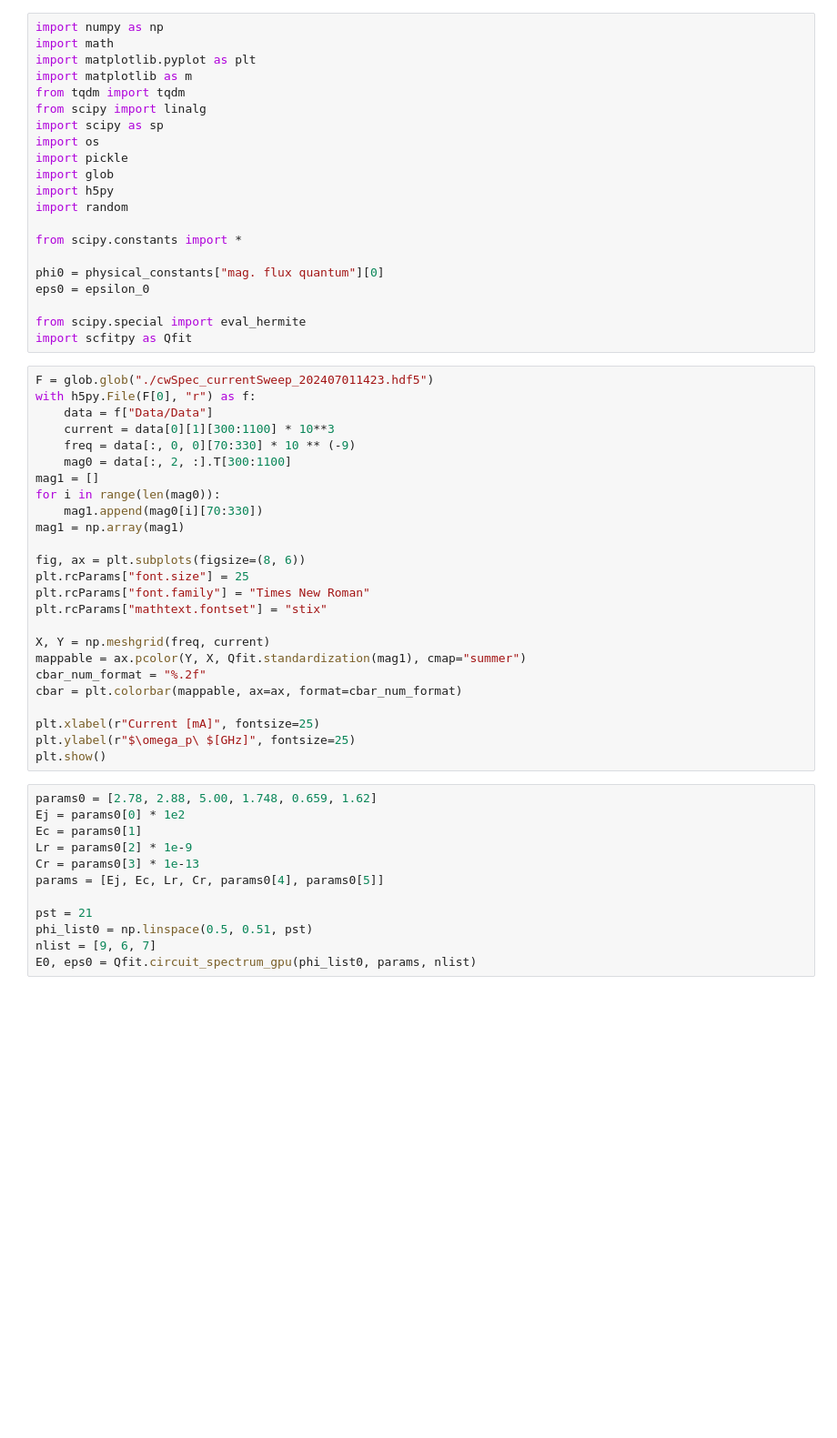
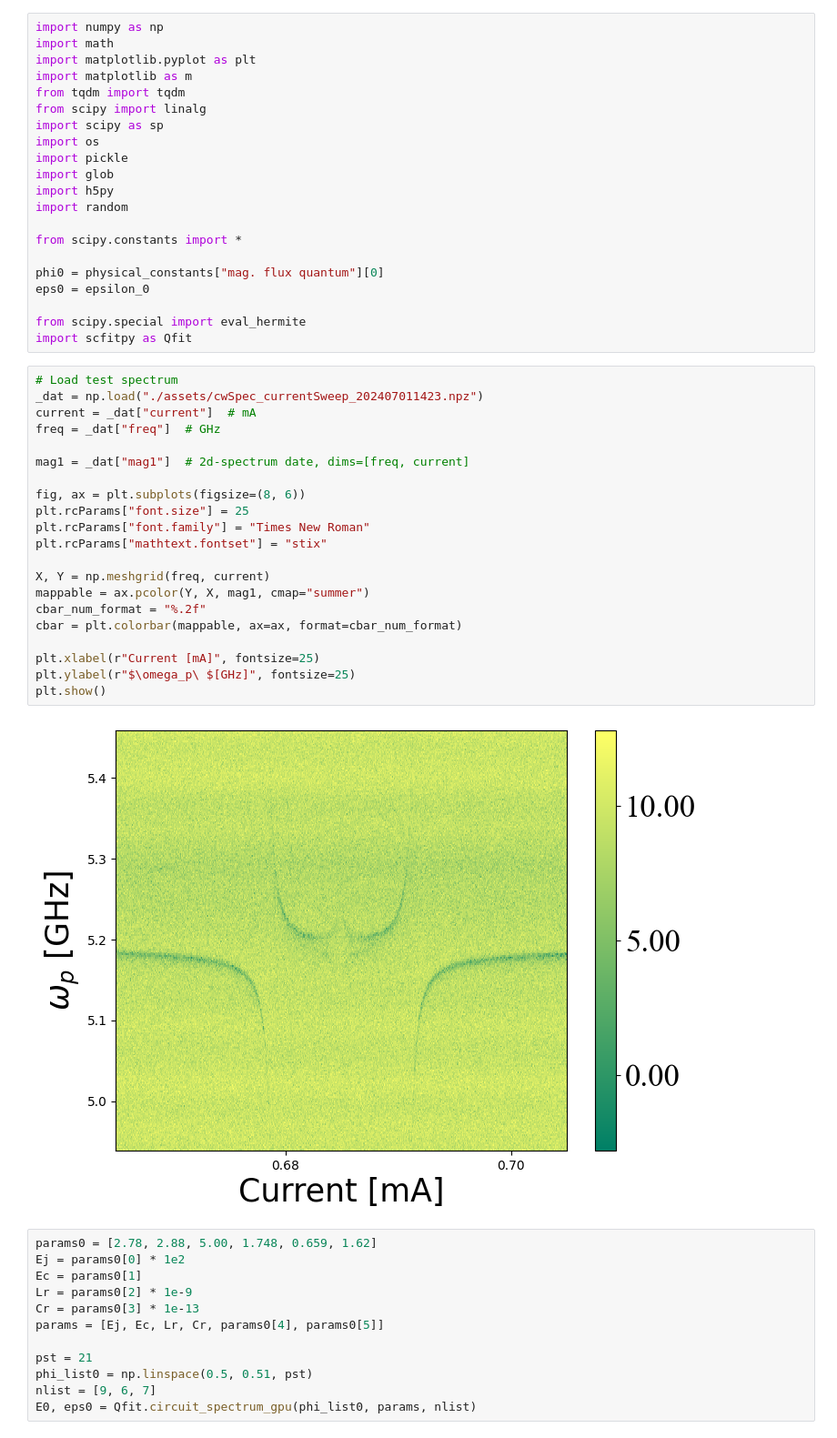
Before and after one commit to AkiyoshiTomonaga/scfitpy, a Jupyter notebook: notebooks/102_4JJ_CircFit.ipynb, the cells around one changed output. Shown at 91% size. Cells and saved outputs as stored; diff of their text form; blank space fills up the shorter version.

```diff
--- a/notebooks/102_4JJ_CircFit.ipynb
+++ b/notebooks/102_4JJ_CircFit.ipynb
@@ -20,30 +20,28 @@ eps0 = epsilon_0
 from scipy.special import eval_hermite
 import scfitpy as Qfit
 # %%
-F = glob.glob("./cwSpec_currentSweep_202407011423.hdf5")
-with h5py.File(F[0], "r") as f:
-    data = f["Data/Data"]
-    current = data[0][1][300:1100] * 10**3
-    freq = data[:, 0, 0][70:330] * 10 ** (-9)
-    mag0 = data[:, 2, :].T[300:1100]
-mag1 = []
-for i in range(len(mag0)):
-    mag1.append(mag0[i][70:330])
-mag1 = np.array(mag1)
+# Load test spectrum
+_dat = np.load("./assets/cwSpec_currentSweep_202407011423.npz")
+current = _dat["current"]  # mA
+freq = _dat["freq"]  # GHz
+
+mag1 = _dat["mag1"]  # 2d-spectrum date, dims=[freq, current]
 
 fig, ax = plt.subplots(figsize=(8, 6))
 plt.rcParams["font.size"] = 25
 plt.rcParams["font.family"] = "Times New Roman"
 plt.rcParams["mathtext.fontset"] = "stix"
 
 X, Y = np.meshgrid(freq, current)
-mappable = ax.pcolor(Y, X, Qfit.standardization(mag1), cmap="summer")
+mappable = ax.pcolor(Y, X, mag1, cmap="summer")
 cbar_num_format = "%.2f"
 cbar = plt.colorbar(mappable, ax=ax, format=cbar_num_format)
 
 plt.xlabel(r"Current [mA]", fontsize=25)
 plt.ylabel(r"$\omega_p\ $[GHz]", fontsize=25)
 plt.show()
+# %% [output]
+[figure, added]
 # %%
 params0 = [2.78, 2.88, 5.00, 1.748, 0.659, 1.62]
 Ej = params0[0] * 1e2
```
